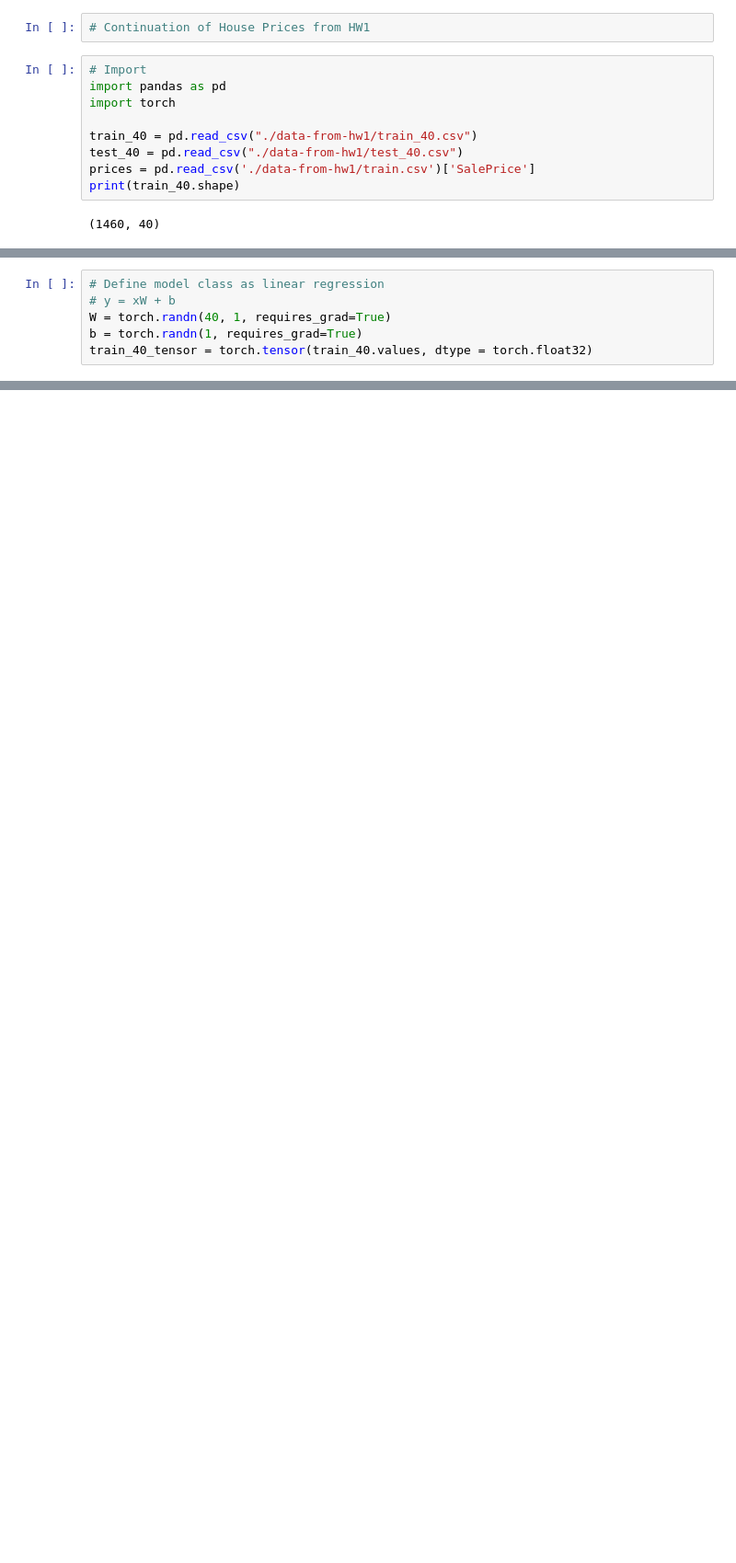
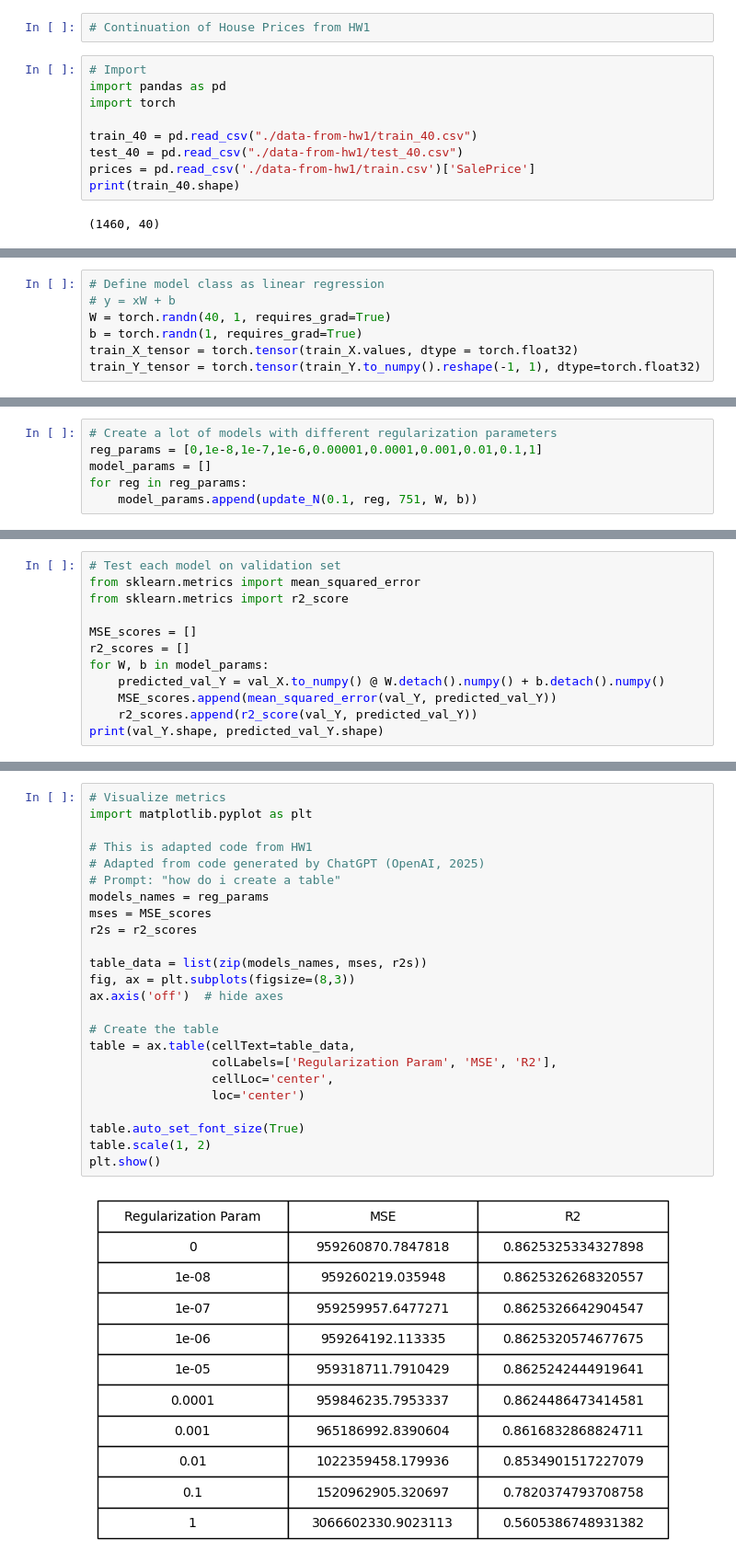
Before and after one commit to JiwonJJeong/CT-applied-machine-learning, a Jupyter notebook: hw-2/housing-prices.ipynb, the cells around one changed output, grey strips where cells are left out. Shown at 92% size. Saved outputs shown, nothing was run; the diff lists cells and outputs as text; blank space fills up the shorter version.

```diff
--- a/hw-2/housing-prices.ipynb
+++ b/hw-2/housing-prices.ipynb
@@ -18,6 +33,7 @@ print(train_40.shape)
 # y = xW + b
 W = torch.randn(40, 1, requires_grad=True)
 b = torch.randn(1, requires_grad=True)
-train_40_tensor = torch.tensor(train_40.values, dtype = torch.float32)
+train_X_tensor = torch.tensor(train_X.values, dtype = torch.float32)
+train_Y_tensor = torch.tensor(train_Y.to_numpy().reshape(-1, 1), dtype=torch.float32)
 # %%
 # Define one autodiff/update loop
@@ -79,0 +77,6 @@ Epoch 200, Loss: 6561147904.0
+# %%
+# Create a lot of models with different regularization parameters
+reg_params = [0,1e-8,1e-7,1e-6,0.00001,0.0001,0.001,0.01,0.1,1]
+model_params = []
+for reg in reg_params:
+    model_params.append(update_N(0.1, reg, 751, W, b))
@@ -79,0 +101,12 @@ Epoch 200, Loss: 6561147904.0
+# %%
+# Test each model on validation set
+from sklearn.metrics import mean_squared_error
+from sklearn.metrics import r2_score
+
+MSE_scores = []
+r2_scores = []
+for W, b in model_params:
+    predicted_val_Y = val_X.to_numpy() @ W.detach().numpy() + b.detach().numpy()
+    MSE_scores.append(mean_squared_error(val_Y, predicted_val_Y))
+    r2_scores.append(r2_score(val_Y, predicted_val_Y))
+print(val_Y.shape, predicted_val_Y.shape)
@@ -79,0 +115,26 @@ Epoch 200, Loss: 6561147904.0
+# %%
+# Visualize metrics
+import matplotlib.pyplot as plt
+
+# This is adapted code from HW1
+# Adapted from code generated by ChatGPT (OpenAI, 2025)
+# Prompt: "how do i create a table"
+models_names = reg_params
+mses = MSE_scores
+r2s = r2_scores
+
+table_data = list(zip(models_names, mses, r2s))
+fig, ax = plt.subplots(figsize=(8,3))
+ax.axis('off')  # hide axes
+
+# Create the table
+table = ax.table(cellText=table_data,
+                 colLabels=['Regularization Param', 'MSE', 'R2'],
+                 cellLoc='center',
+                 loc='center')
+
+table.auto_set_font_size(True)
+table.scale(1, 2)
+plt.show()
+# %% [output]
+[figure, added]
```
Also changed, not shown: parts of 11 cells of this notebook.
